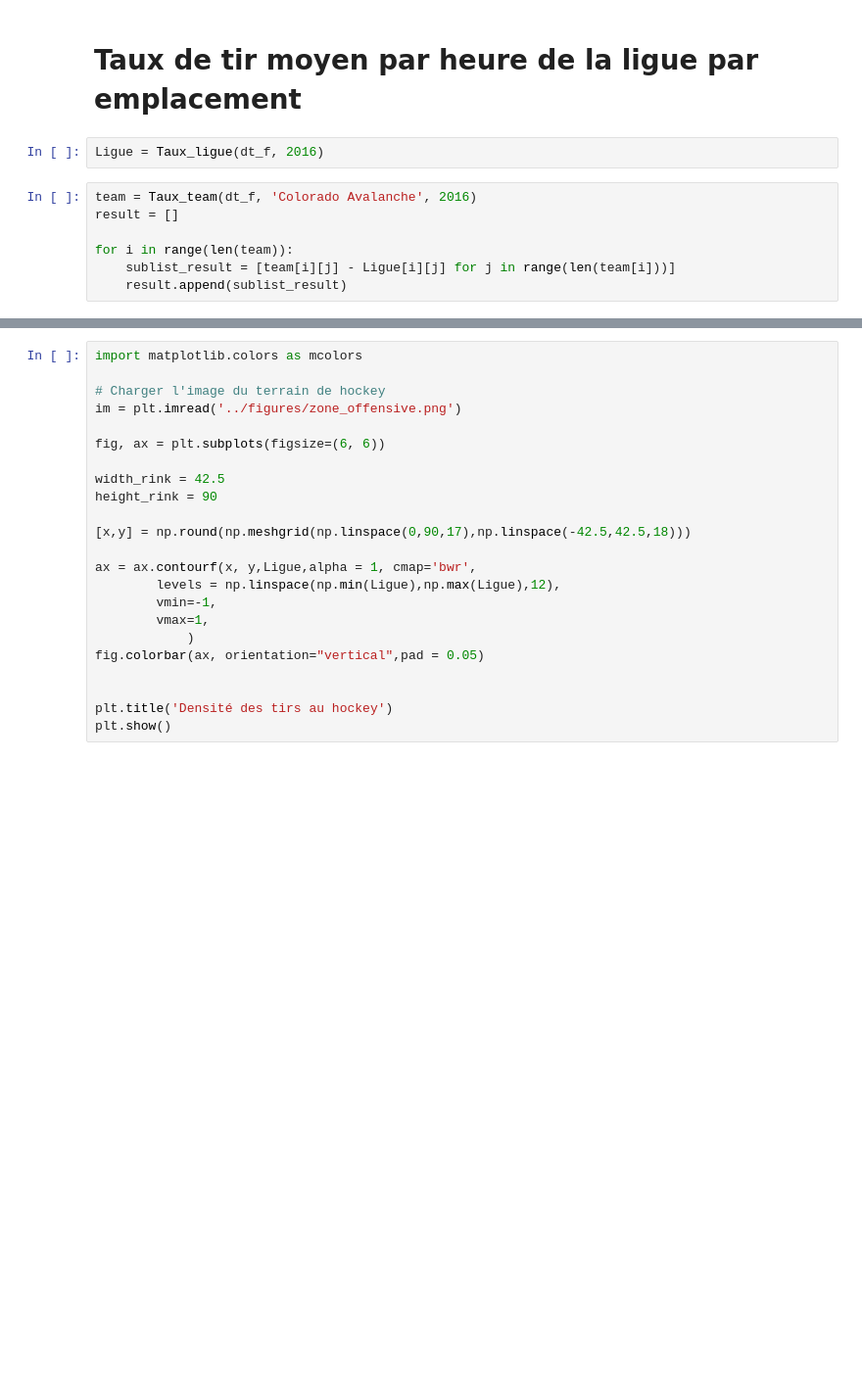
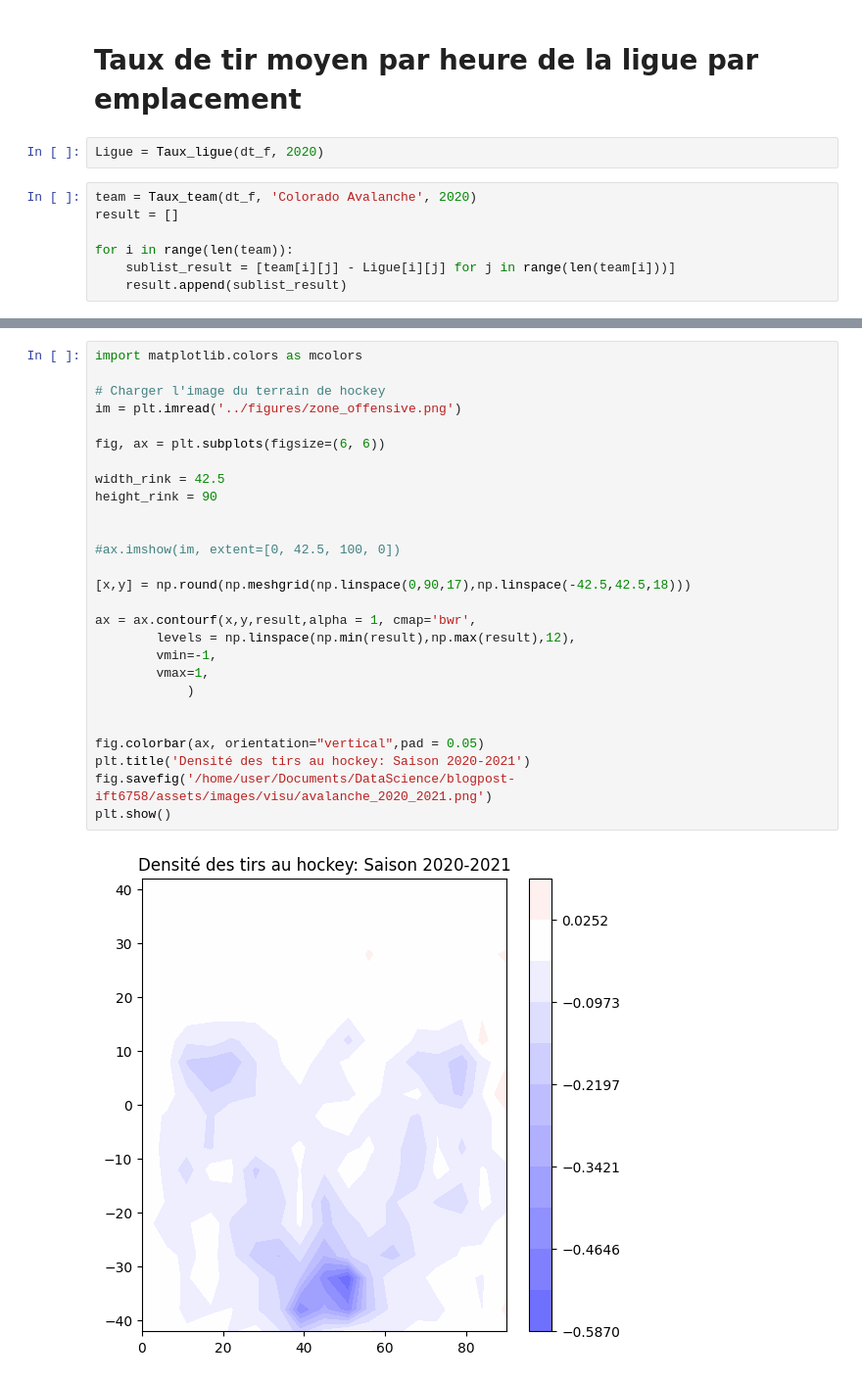
Before and after one commit to mathieupelo/ift6758-A08, a Jupyter notebook: notebooks/visualisation.ipynb, the cells around one changed output, grey strips where cells are left out. Shown at 98% size. Cells and saved outputs as stored; diff of their text form; blank space fills up the shorter version.

```diff
--- a/notebooks/visualisation.ipynb
+++ b/notebooks/visualisation.ipynb
@@ -41,9 +41,9 @@ dt_f=data_2[data_2['new_x']>=0]
 # %% [markdown]
 # Taux de tir moyen par heure de la ligue par emplacement
 # %%
-Ligue = Taux_ligue(dt_f, 2016)
+Ligue = Taux_ligue(dt_f, 2020)
 # %%
-team = Taux_team(dt_f, 'Colorado Avalanche', 2016)
+team = Taux_team(dt_f, 'Colorado Avalanche', 2020)
 result = []
 
 for i in range(len(team)):
@@ -78,23 +52,29 @@ plt.show()
 # %%
 import matplotlib.colors as mcolors
 
 # Charger l'image du terrain de hockey
 im = plt.imread('../figures/zone_offensive.png')
 
 fig, ax = plt.subplots(figsize=(6, 6))
 
 width_rink = 42.5
 height_rink = 90
 
+
+#ax.imshow(im, extent=[0, 42.5, 100, 0])
+
 [x,y] = np.round(np.meshgrid(np.linspace(0,90,17),np.linspace(-42.5,42.5,18)))
 
-ax = ax.contourf(x, y,Ligue,alpha = 1, cmap='bwr',
-        levels = np.linspace(np.min(Ligue),np.max(Ligue),12),
+ax = ax.contourf(x,y,result,alpha = 1, cmap='bwr',
+        levels = np.linspace(np.min(result),np.max(result),12),
         vmin=-1,
         vmax=1,
             )
-fig.colorbar(ax, orientation="vertical",pad = 0.05)
 
 
-plt.title('Densité des tirs au hockey')
+fig.colorbar(ax, orientation="vertical",pad = 0.05)
+plt.title('Densité des tirs au hockey: Saison 2020-2021')
+fig.savefig('/home/user/Documents/DataScience/blogpost-ift6758/assets/images/visu/avalanche_2020_2021.png')
 plt.show()
+# %% [output]
+[figure, added]
```
Also changed, not shown: parts of 2 cells of this notebook, 2 other files.
